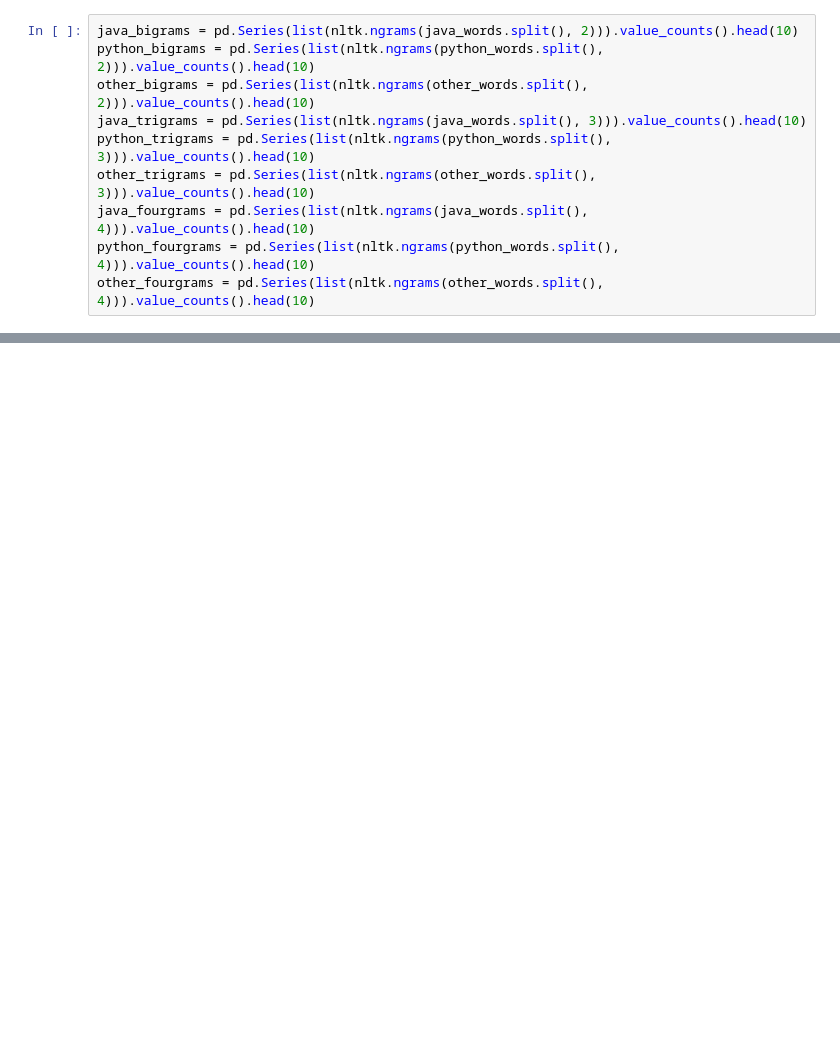
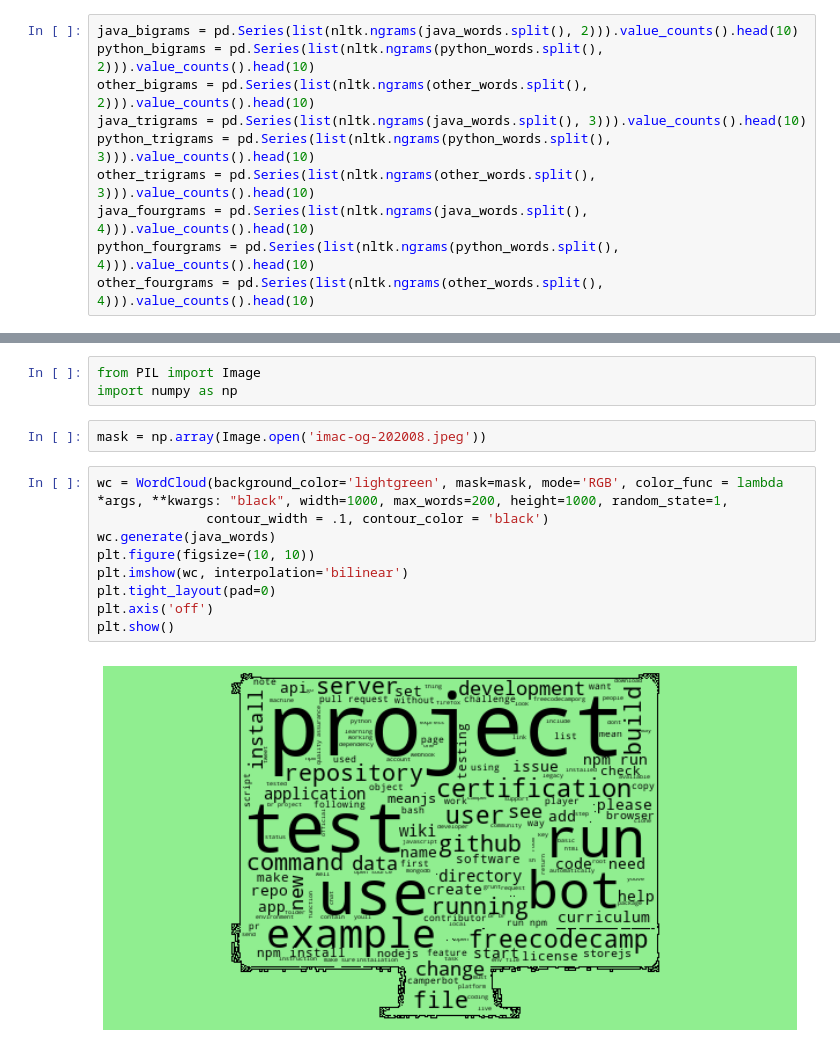
Before and after one commit to AAranda10/nlp-project, a Jupyter notebook: austin_explore.ipynb, the cells around one changed output, grey strips where cells are left out. Saved outputs shown, nothing was run; the diff lists cells and outputs as text; blank space fills up the shorter version.

```diff
--- a/austin_explore.ipynb
+++ b/austin_explore.ipynb
@@ -375,0 +376,16 @@ print(bg2)
+# %%
+from PIL import Image
+import numpy as np
+# %%
+mask = np.array(Image.open('imac-og-202008.jpeg'))
+# %%
+wc = WordCloud(background_color='lightgreen', mask=mask, mode='RGB', color_func = lambda *args, **kwargs: "black", width=1000, max_words=200, height=1000, random_state=1,
+              contour_width = .1, contour_color = 'black')
+wc.generate(java_words)
+plt.figure(figsize=(10, 10))
+plt.imshow(wc, interpolation='bilinear')
+plt.tight_layout(pad=0)
+plt.axis('off')
+plt.show()
+# %% [output]
+[figure, added]
```
Also changed, not shown: parts of 17 cells of this notebook, 3 other files.
